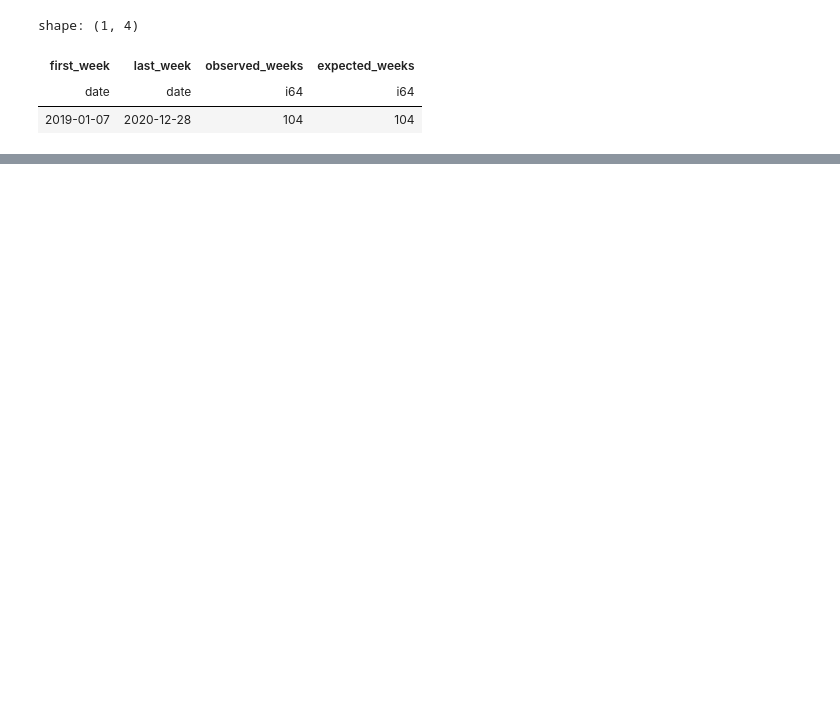
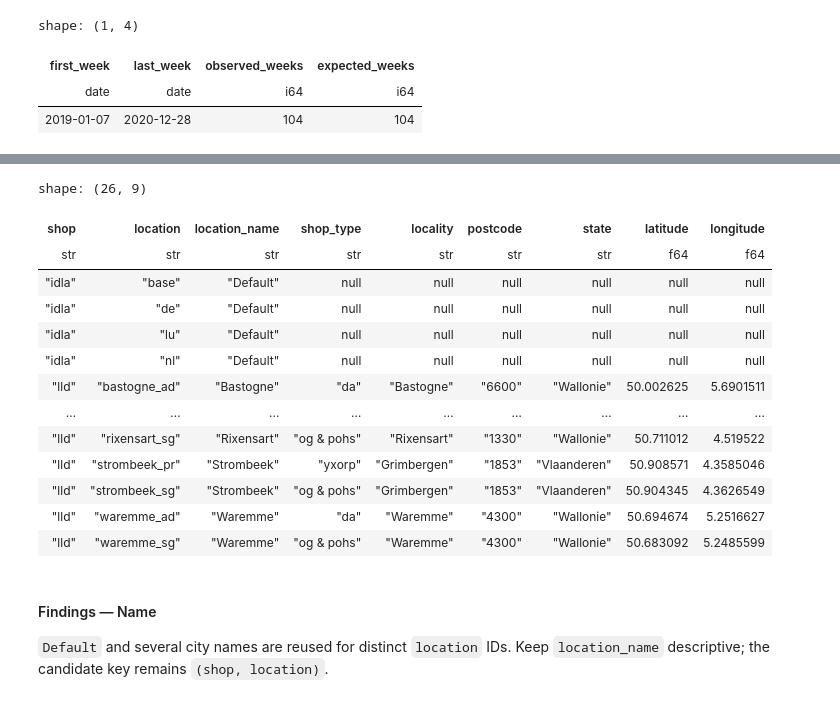
Before and after one commit to diogovasconcelosmerca/daltix-case, a Jupyter notebook: notebooks/01_source_discovery.ipynb, the cells around one changed output, grey strips where cells are left out. Cells and saved outputs as stored; diff of their text form; code cells hidden in the pictures; blank space fills up the shorter version.

```diff
--- a/notebooks/01_source_discovery.ipynb
+++ b/notebooks/01_source_discovery.ipynb
@@ -546,0 +974,54 @@ duck.close()
+# %%
+# Inspect location records that share the same displayed location name.
+# This helps determine whether they represent distinct physical locations
+# or potentially duplicated/ambiguous records.
+
+reused_location_details = duck.sql(f"""
+    WITH reused_names AS (
+        SELECT
+            shop,
+            location_name
+        FROM read_parquet('{weekly_locations_path}')
+        GROUP BY shop, location_name
+        HAVING COUNT(DISTINCT location) > 1
+    )
+
+    SELECT
+        l.shop,
+        l.location,
+        l.location_name,
+        l.shop_type,
+        l.locality,
+        l.postcode,
+        l.state,
+        l.geolocation_latitude AS latitude,
+        l.geolocation_longitude AS longitude
+    FROM read_parquet('{weekly_locations_path}') l
+
+    INNER JOIN reused_names r
+        ON l.shop = r.shop
+       AND l.location_name = r.location_name
+
+    ORDER BY l.shop, l.location_name, l.location;
+""").pl()
+
+reused_location_details
+# %% [output]
+shape: (26, 9)
+| shop | location | location_name | shop_type | locality | postcode | state | latitude | longitude |
+| str | str | str | str | str | str | str | f64 | f64 |
+| "idla" | "base" | "Default" | null | null | null | null | null | null |
+| "idla" | "de" | "Default" | null | null | null | null | null | null |
+| "idla" | "lu" | "Default" | null | null | null | null | null | null |
+| "idla" | "nl" | "Default" | null | null | null | null | null | null |
+| "lld" | "bastogne_ad" | "Bastogne" | "da" | "Bastogne" | "6600" | "Wallonie" | 50.002625 | 5.6901511 |
+| … | … | … | … | … | … | … | … | … |
+| "lld" | "rixensart_sg" | "Rixensart" | "og & pohs" | "Rixensart" | "1330" | "Wallonie" | 50.711012 | 4.519522 |
+| "lld" | "strombeek_pr" | "Strombeek" | "yxorp" | "Grimbergen" | "1853" | "Vlaanderen" | 50.908571 | 4.3585046 |
+| "lld" | "strombeek_sg" | "Strombeek" | "og & pohs" | "Grimbergen" | "1853" | "Vlaanderen" | 50.904345 | 4.3626549 |
+| "lld" | "waremme_ad" | "Waremme" | "da" | "Waremme" | "4300" | "Wallonie" | 50.694674 | 5.2516627 |
+| "lld" | "waremme_sg" | "Waremme" | "og & pohs" | "Waremme" | "4300" | "Wallonie" | 50.683092 | 5.2485599 |
+# %% [markdown]
+#### Findings — Name
+
+`Default` and several city names are reused for distinct `location` IDs. Keep `location_name` descriptive; the candidate key remains `(shop, location)`.
```
Also changed, not shown: parts of 203 cells of this notebook, 23 other files.
